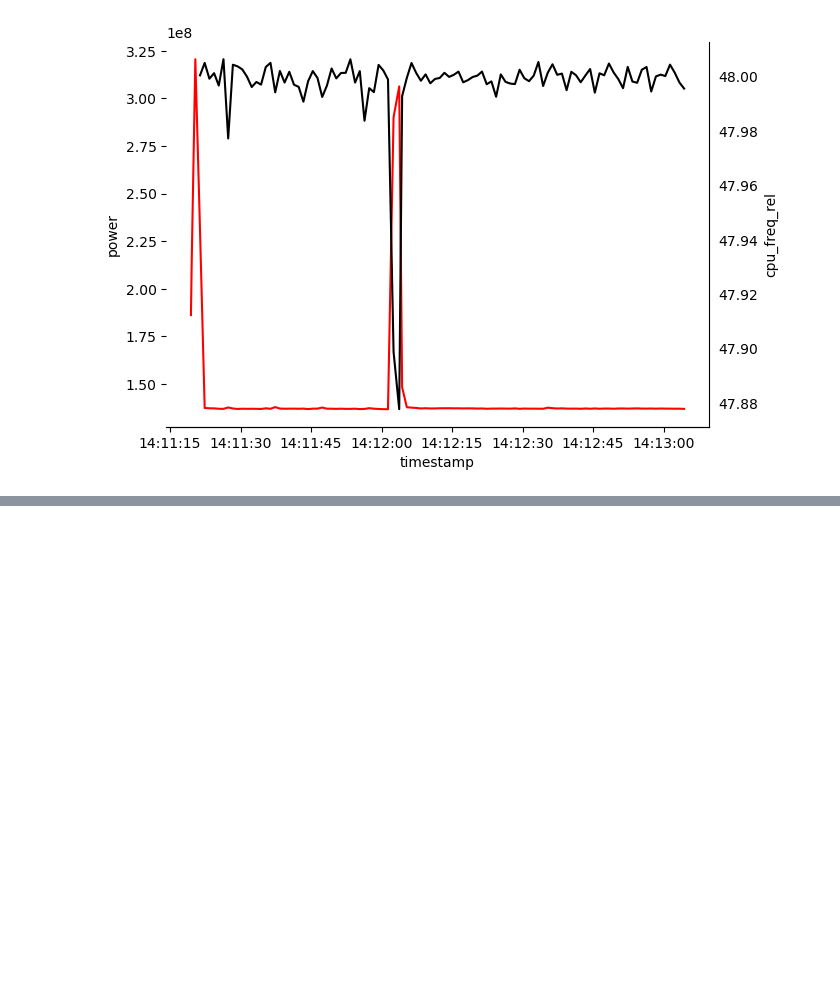
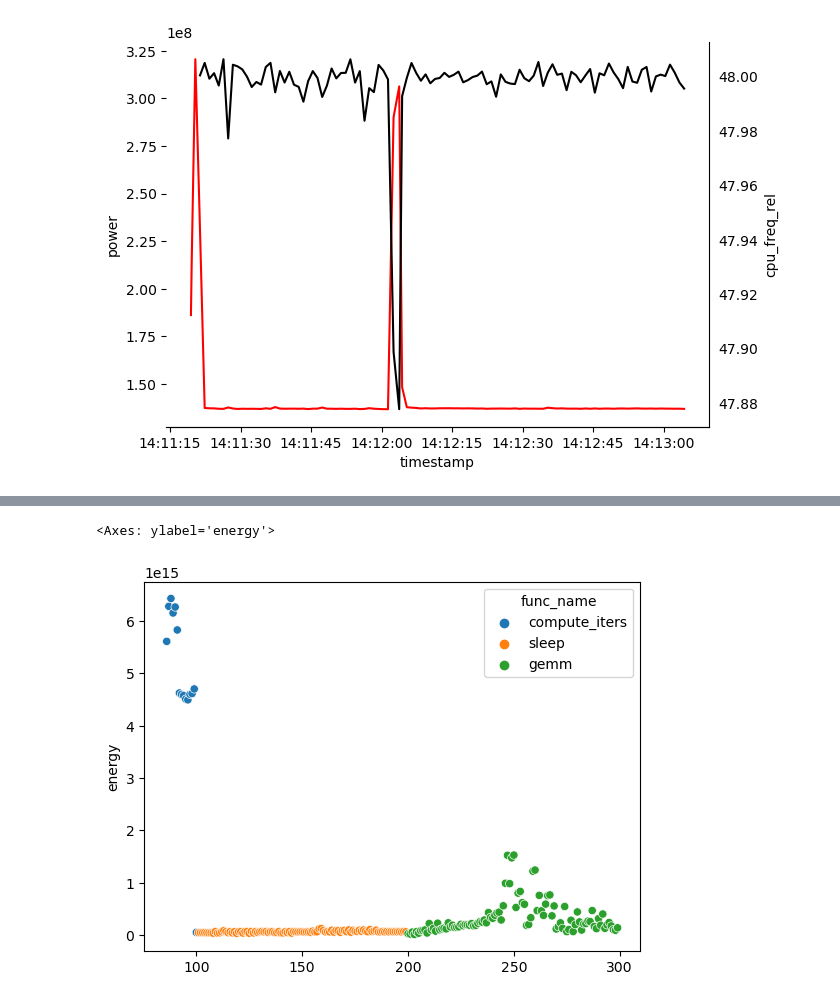
Before and after one commit to AK2000/caws, a Jupyter notebook: notebooks/Energy Analysis.ipynb, the cells around one changed output, grey strips where cells are left out. Drawn from its saved outputs; the diff is of its cells as text; code cells hidden in the pictures; blank space fills up the shorter version.

```diff
--- a/notebooks/Energy Analysis.ipynb
+++ b/notebooks/Energy Analysis.ipynb
@@ -173,0 +254,13 @@ See the caveats in the documentation: https://pandas.pydata.org/pandas-docs/stab
+# %%
+def calc_energy(row):
+    try:
+        x, _ = integrate.quad(process_preds[row[1]], row[3], row[4])
+        return x
+    except:
+        return None
+
+trys["energy"]  = trys.apply(calc_energy, axis=1)
+sns.scatterplot(data=trys, x=trys.index, y="energy", hue="func_name")
+# %% [output]
+<Axes: ylabel='energy'>
+[figure, added]
```
Also changed, not shown: parts of 12 cells of this notebook, 1 other file.
